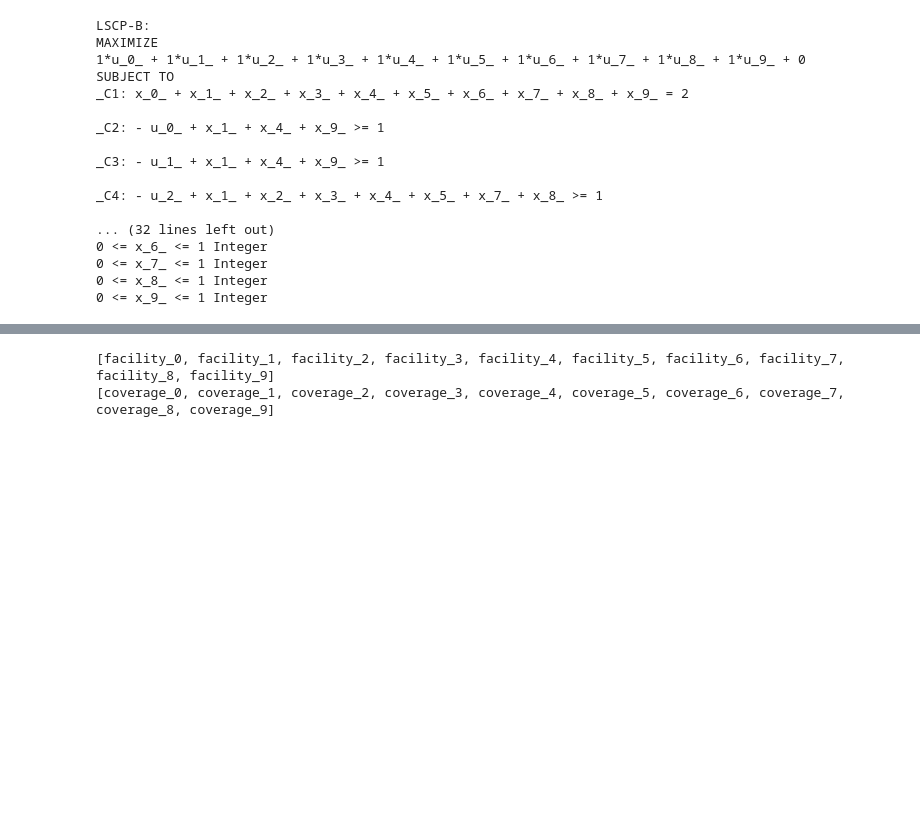
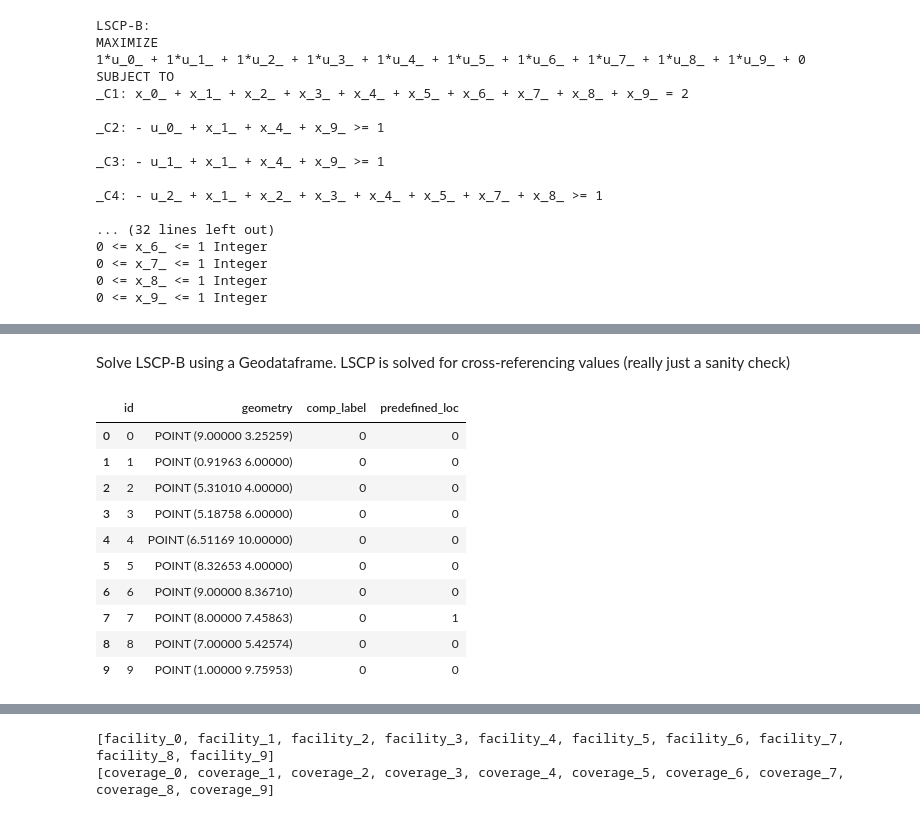
Before and after one commit to erinrolson/gsoc_2022, a Jupyter notebook: LSCP-B_manual.ipynb, the cells around one changed output, grey strips where cells are left out. Drawn from its saved outputs; the diff is of its cells as text; code cells hidden in the pictures; blank space fills up the shorter version.

Commit message:
add LSCPB solve from geodataframe

```diff
--- a/LSCP-B_manual.ipynb
+++ b/LSCP-B_manual.ipynb
@@ -187,0 +216,17 @@ Below is the original 'Manual' implementation of the LSCP-B for reference and cr
+# %% [markdown]
+Solve LSCP-B using a Geodataframe. LSCP is solved for cross-referencing values (really just a sanity check)
+# %%
+facilities_snapped['predefined_loc'] = numpy.array([0, 0, 0, 0, 0, 0, 0, 1, 0, 0])
+facilities_snapped
+# %% [output]
+|  | id | geometry | comp_label | predefined_loc |
+| 0 | 0 | POINT (9.00000 3.25259) | 0 | 0 |
+| 1 | 1 | POINT (0.91963 6.00000) | 0 | 0 |
+| 2 | 2 | POINT (5.31010 4.00000) | 0 | 0 |
+| 3 | 3 | POINT (5.18758 6.00000) | 0 | 0 |
+| 4 | 4 | POINT (6.51169 10.00000) | 0 | 0 |
+| 5 | 5 | POINT (8.32653 4.00000) | 0 | 0 |
+| 6 | 6 | POINT (9.00000 8.36710) | 0 | 0 |
+| 7 | 7 | POINT (8.00000 7.45863) | 0 | 1 |
+| 8 | 8 | POINT (7.00000 5.42574) | 0 | 0 |
+| 9 | 9 | POINT (1.00000 9.75953) | 0 | 0 |
```
Also changed, not shown: parts of 12 cells of this notebook.
